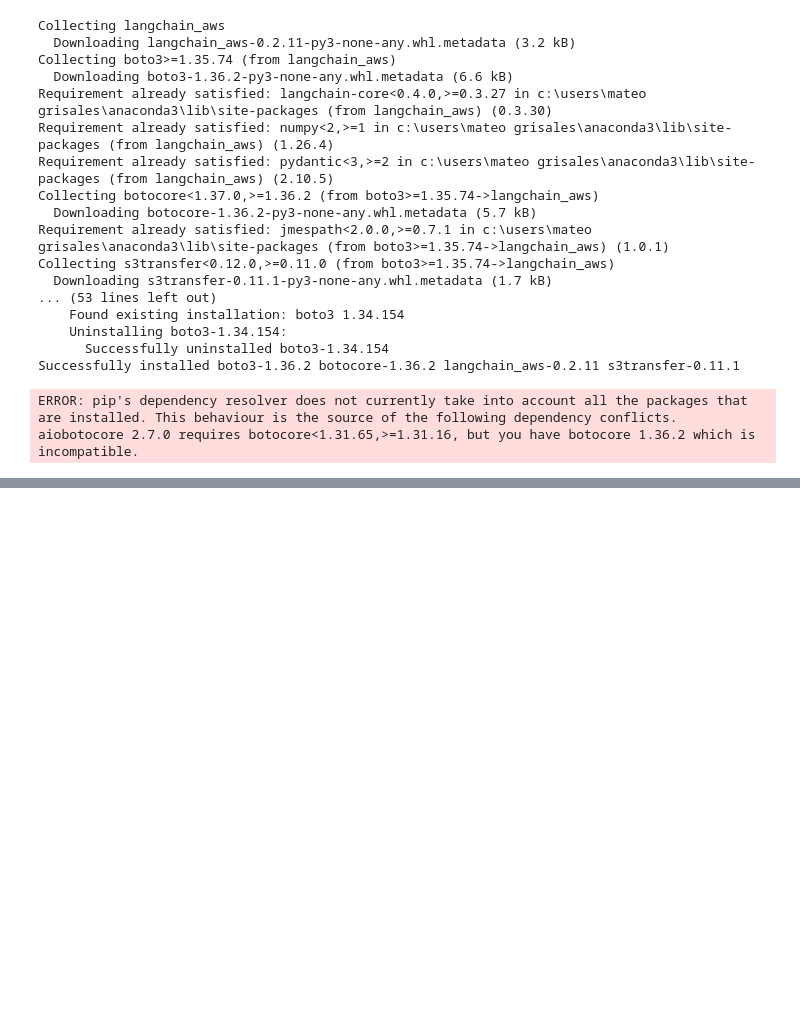
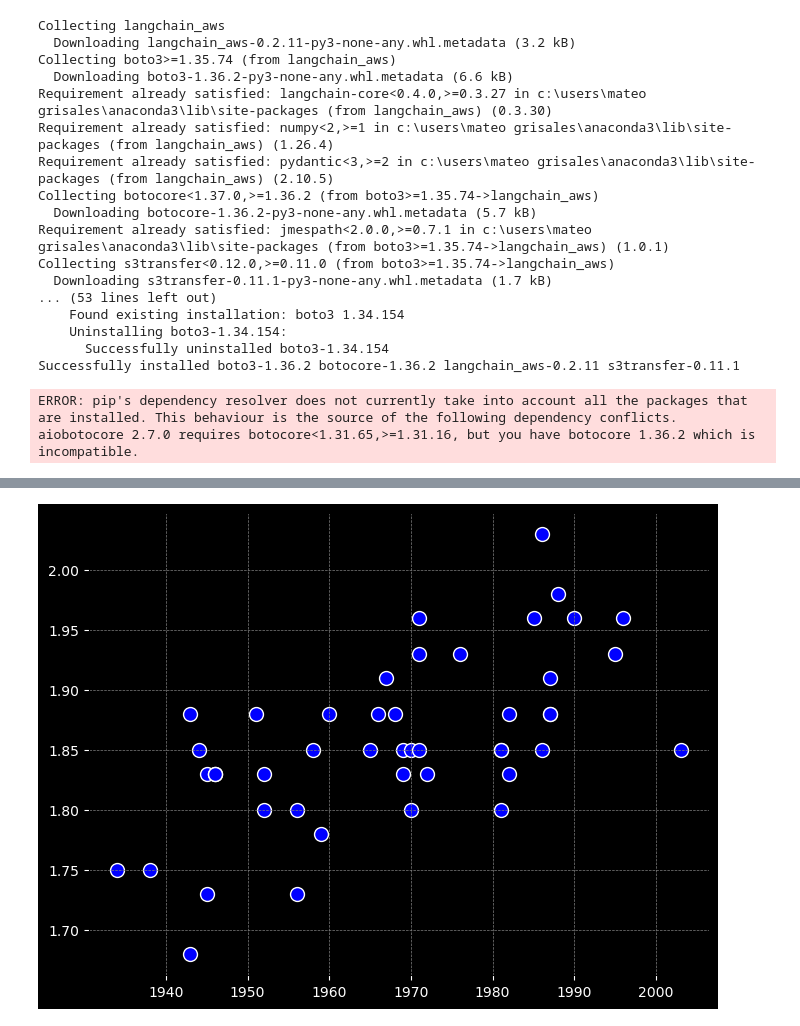
Before and after one commit to mateotenis98/MEN, a Jupyter notebook: Wimbledon_finals.ipynb, the cells around one changed output, grey strips where cells are left out. Saved outputs shown, nothing was run; the diff lists cells and outputs as text; code cells hidden in the pictures; blank space fills up the shorter version.

```diff
--- a/Wimbledon_finals.ipynb
+++ b/Wimbledon_finals.ipynb
@@ -103,0 +84,4 @@ La edición de 2024 se disputará presumiblemente entre finales de junio y media
+# %%
+unique_players = pd.unique([player for player in wimbledon_finals['Winner'].dropna().tolist() + wimbledon_finals['Runner-Up'].dropna().tolist()])
+unique_players_list = unique_players.tolist()
+unique_players_list
@@ -103,0 +198,20 @@ La edición de 2024 se disputará presumiblemente entre finales de junio y media
+# %%
+# Crear un gráfico de dispersión entre Birth Year y Height del DataFrame players con fondo negro
+plt.figure(figsize=(8, 6))
+plt.scatter(players['Birth Year'], players['Height'], color='blue', edgecolors='white', s=100, alpha=1)
+
+# Personalizar el gráfico
+#plt.title('Birth Year vs Height from Wimbledon Finalists (Open Era)', fontsize=14, color='white')
+#plt.xlabel('Birth Year', fontsize=12, color='white')
+#plt.ylabel('Height (m)', fontsize=12, color='white')
+plt.grid(True, color='gray', linestyle='--', linewidth=0.5)
+
+# Establecer fondo negro y colores blancos para texto y ejes
+plt.gca().set_facecolor('black')
+plt.gca().tick_params(colors='white')
+plt.gcf().patch.set_facecolor('black')
+
+# Mostrar el gráfico
+plt.show()
+# %% [output]
+[figure, added]
```
Also changed, not shown: parts of 20 cells of this notebook, 3 other files.
